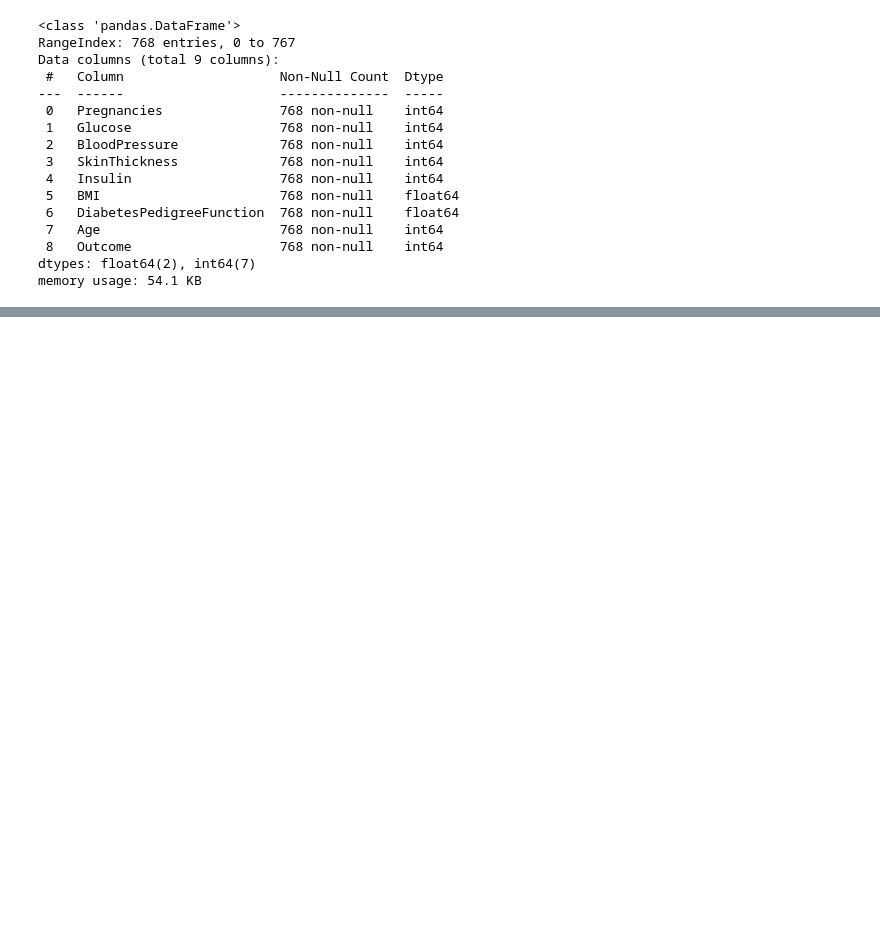
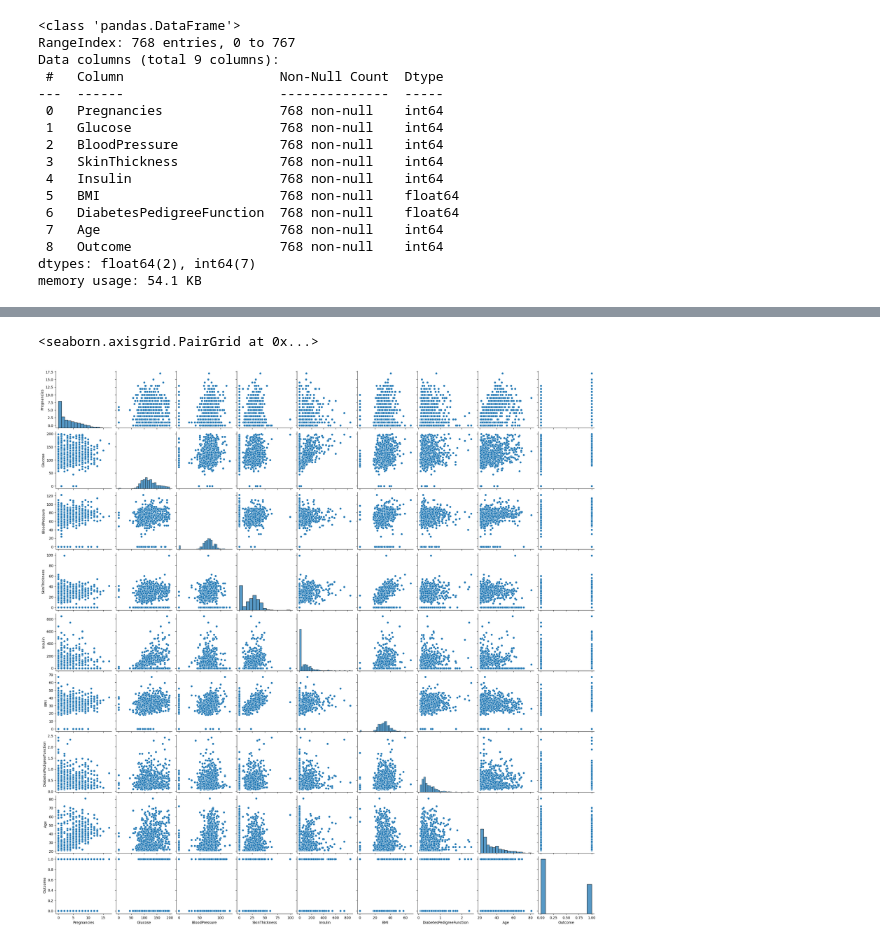
Before and after one commit to Priyabrata111/Predictive_Diabetes_Analysis, a Jupyter notebook: predictive_analysis_diabetes.ipynb, the cells around one changed output, grey strips where cells are left out. Cells and saved outputs as stored; diff of their text form; code cells hidden in the pictures; blank space fills up the shorter version.

```diff
--- a/predictive_analysis_diabetes.ipynb
+++ b/predictive_analysis_diabetes.ipynb
@@ -73,0 +93,5 @@ dataset.describe()
+# %%
+sns.pairplot(dataset)
+# %% [output]
+<seaborn.axisgrid.PairGrid at 0x...>
+[figure, added]
```
Also changed, not shown: parts of 7 cells of this notebook.
